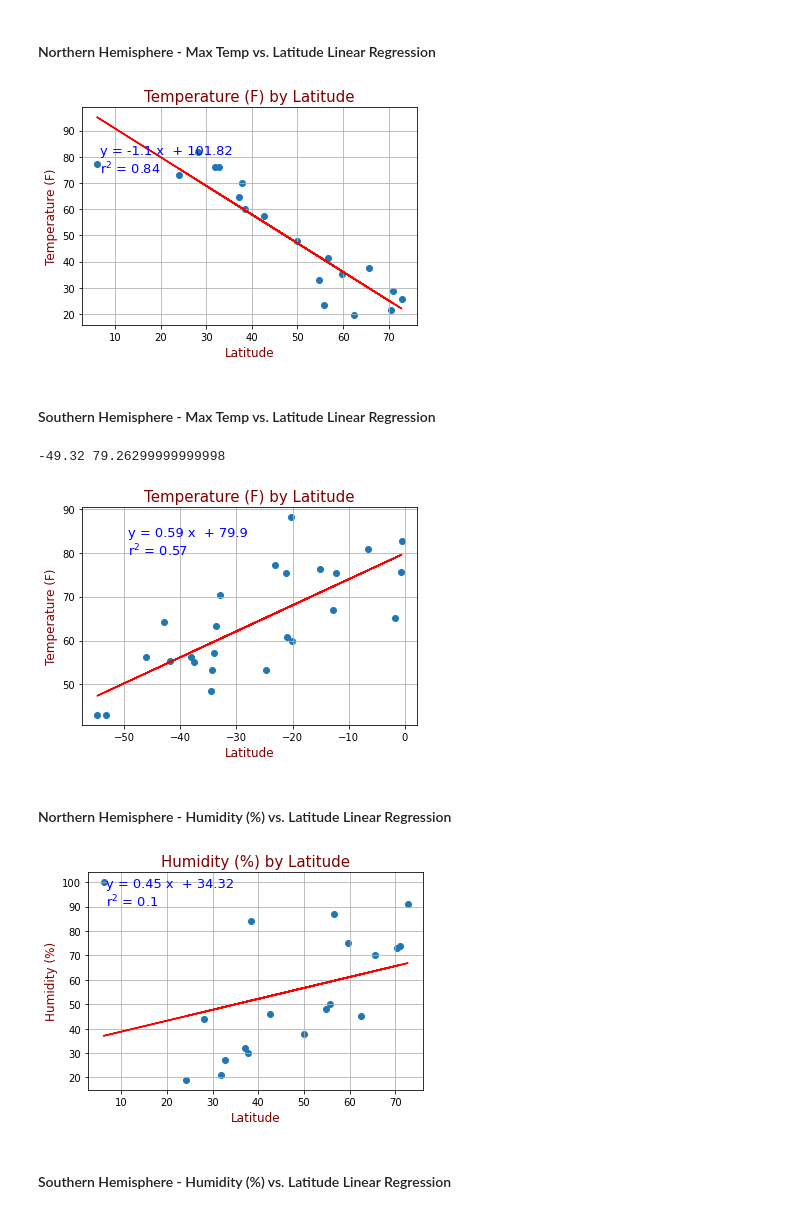
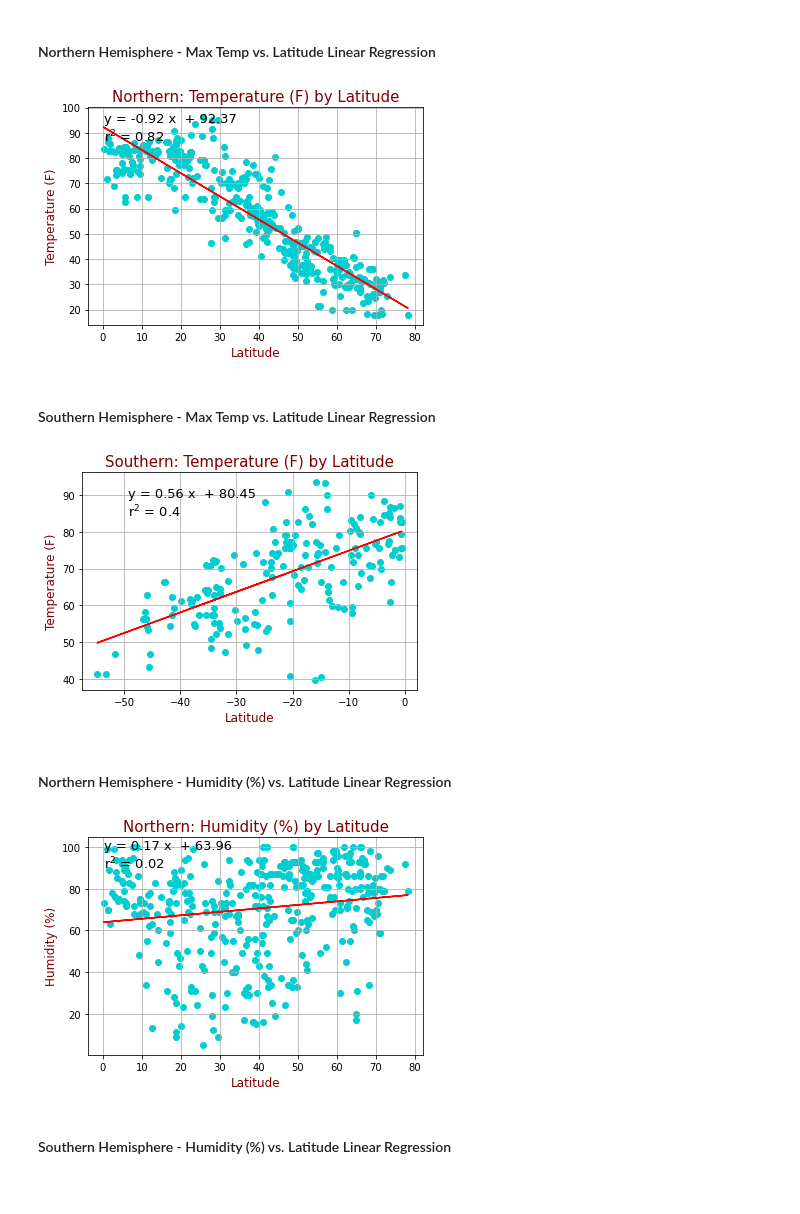
Before and after one commit to Lehmanc92/Python-API, a Jupyter notebook: starter_code/WeatherPy.ipynb, the cells around one changed output. Drawn from its saved outputs; the diff is of its cells as text; code cells hidden in the pictures.

```diff
--- a/starter_code/WeatherPy.ipynb
+++ b/starter_code/WeatherPy.ipynb
@@ -33,8 +40,8 @@ lat_lngs = []
 cities = []
 
 # Create a set of random lat and lng combinations
-starter_lats = np.random.uniform(lat_range[0], lat_range[1], size=50)
-starter_lngs = np.random.uniform(lng_range[0], lng_range[1], size=50)
+starter_lats = np.random.uniform(lat_range[0], lat_range[1], size=1500)
+starter_lngs = np.random.uniform(lng_range[0], lng_range[1], size=1500)
 lat_lngs = zip(starter_lats, starter_lngs)
 
 # Identify nearest city for each lat, lng combination
@@ -276,11 +271,11 @@ s_wind_speed = south_df['Wind Speed']
 # %% [markdown]
 ####  Northern Hemisphere - Max Temp vs. Latitude Linear Regression
 # %%
-plt.scatter(n_lats, n_temperature)
+plt.scatter(n_lats, n_temperature, color='darkturquoise')
 plt.title('Northern: Temperature (F) by Latitude', color='maroon', size=15)
 plt.xlabel('Latitude', color='maroon', size=12)
 plt.ylabel('Temperature (F)', color='maroon', size=12)
-plt.grid()
+plt.grid(color='lightgrey')
 
 
 # Get regression values where regress_model = x_value * slope + intercept
@@ -297,20 +292,21 @@ regress_model = f"y = {round(slope, 2)} x  + {round(intercept, 2)}"
 r_squared_text = f"r$^2$ = {round(r_squared, 2)}"
 
 plt.plot(n_lats, regress_model_values, "r-")
-plt.annotate(regress_model + '\n' + r_squared_text, (x, y), color='blue', size=13)
+plt.annotate(regress_model + '\n' + r_squared_text, (x, y), color='black', size=13)
 
-
+# Exporting and showing graph
+plt.savefig('../output_data/WeatherPy_Output/Northern_Temp_by_Latitude.png')
 plt.show()
 # %% [output]
-[figure, old version]
+[figure, new version]
 # %% [markdown]
 ####  Southern Hemisphere - Max Temp vs. Latitude Linear Regression
 # %%
-plt.scatter(s_lats, s_temperature)
+plt.scatter(s_lats, s_temperature, color='darkturquoise')
 plt.title('Southern: Temperature (F) by Latitude', color='maroon', size=15)
 plt.xlabel('Latitude', color='maroon', size=12)
 plt.ylabel('Temperature (F)', color='maroon', size=12)
-plt.grid()
+plt.grid(color='lightgrey')
 
 
 # Get regression values where regress_model = x_value * slope + intercept
@@ -327,43 +323,44 @@ regress_model = f"y = {round(slope, 2)} x  + {round(intercept, 2)}"
 r_squared_text = f"r$^2$ = {round(r_squared, 2)}"
 
 plt.plot(s_lats, regress_model_values, "r-")
-plt.annotate(regress_model + '\n' + r_squared_text, (x, y), color='blue', size=13)
+plt.annotate(regress_model + '\n' + r_squared_text, (x, y), color='black', size=13)
 
-
+# Exporting and showing graph
+plt.savefig('../output_data/WeatherPy_Output/Southern_Temp_by_Latitude.png')
 plt.show()
 # %% [output]
--49.32 79.26299999999998
-[figure, old version]
+[figure, new version]
 # %% [markdown]
 ####  Northern Hemisphere - Humidity (%) vs. Latitude Linear Regression
 # %%
-plt.scatter(n_lats, n_humidity)
+plt.scatter(n_lats, n_humidity, color='darkturquoise')
 plt.title('Northern: Humidity (%) by Latitude', color='maroon', size=15)
 plt.xlabel('Latitude', color='maroon', size=12)
 plt.ylabel('Humidity (%)', color='maroon', size=12)
-plt.grid()
+plt.grid(color='lightgrey')
 
 
 # Get regression values where regress_model = x_value * slope + intercept
 
 (slope, intercept, rvalue, pvalue, stderr) = linregress(n_lats, n_humidity)
 regress_model_values = n_lats * slope + intercept
 r_squared = rvalue * rvalue
 
 # Auto-generating coordinates for equation and r-squared location
 x, y = (n_lats.min() * 1.1), (n_humidity.max() * 0.9)
 
 # Adding trend line, slope equation, and r squared value
 regress_model = f"y = {round(slope, 2)} x  + {round(intercept, 2)}"
 r_squared_text = f"r$^2$ = {round(r_squared, 2)}"
 
 plt.plot(n_lats, regress_model_values, "r-")
-plt.annotate(regress_model + '\n' + r_squared_text, (x, y), color='blue', size=13)
+plt.annotate(regress_model + '\n' + r_squared_text, (x, y), color='black', size=13)
 
-
+# Exporting and showing graph
+plt.savefig('../output_data/WeatherPy_Output/Northern_Hum_by_Latitude.png')
 plt.show()
 # %% [output]
-[figure, old version]
+[figure, new version]
 # %% [markdown]
 ####  Southern Hemisphere - Humidity (%) vs. Latitude Linear Regression
 # %%
```
Also changed, not shown: parts of 17 cells of this notebook, 4 other files.
